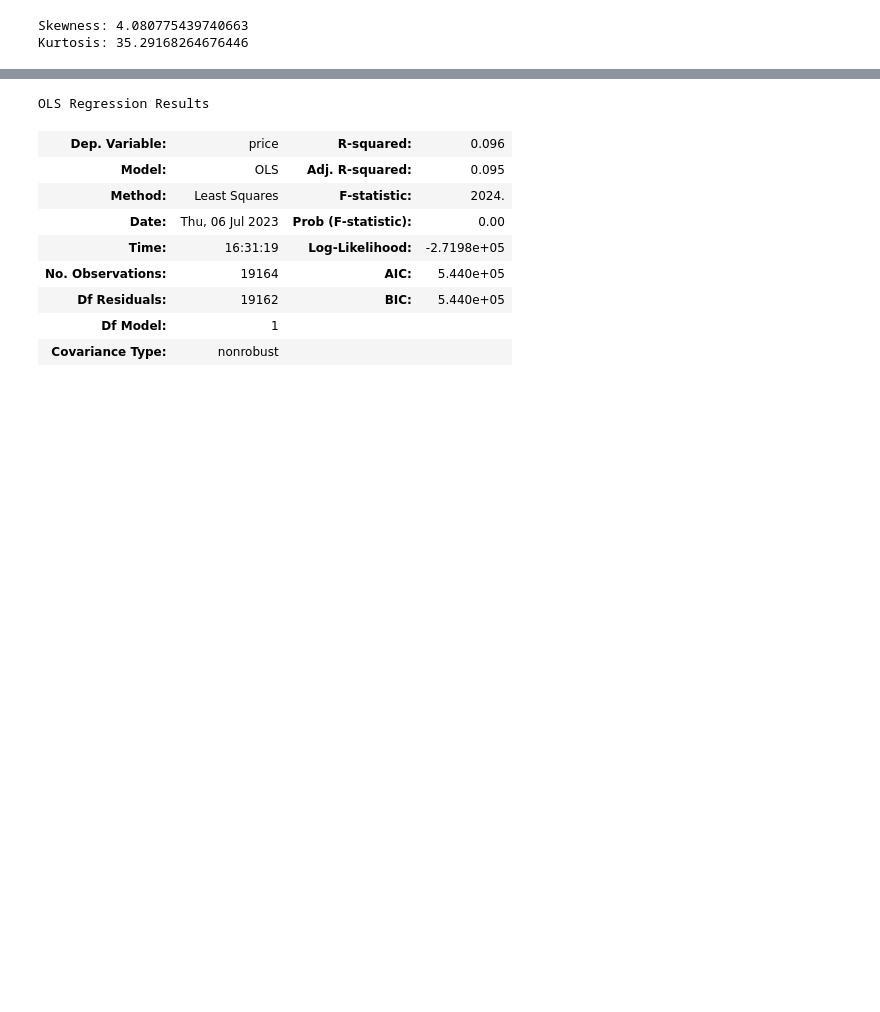
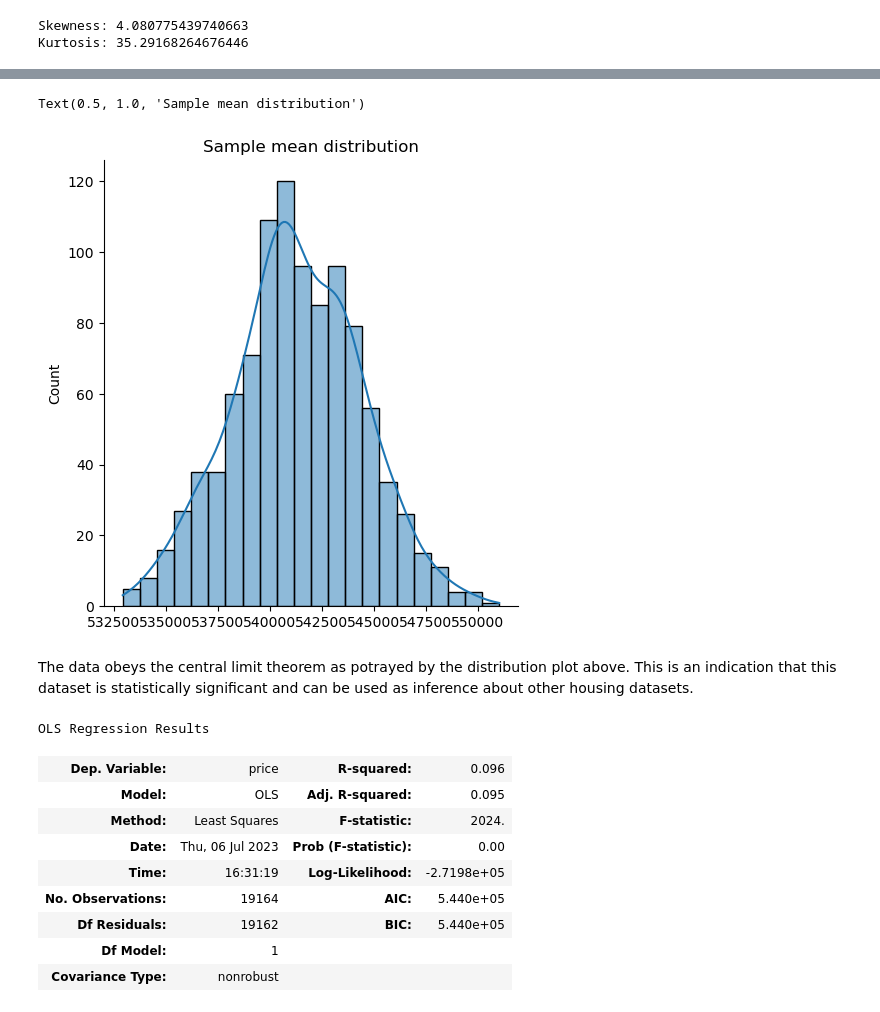
Before and after one commit to ngeny-brian/Phase-2-project, a Jupyter notebook: student.ipynb, the cells around one changed output, grey strips where cells are left out. Saved outputs shown, nothing was run; the diff lists cells and outputs as text; code cells hidden in the pictures; blank space fills up the shorter version.

```diff
--- a/student.ipynb
+++ b/student.ipynb
@@ -322,0 +341,12 @@ Kurtosis: 35.29168264676446
+# %%
+# sampling function that takes in 2 variables
+def sampler(data, n):
+    sample = []
+    while len(sample) != n:
+        s = np.random.choice(data)
+        sample.append(s)
+    return sample
+
+# test the function
+test = sampler(data['price'], 1000)
+test[:5]
@@ -322,0 +355,9 @@ Kurtosis: 35.29168264676446
+# %%
+#  sample mean function that takes in a sample and returns the mean
+def sample_mean(sample):
+    m = sum(sample)/len(sample)
+    return m
+
+# testing the function
+mean_test = sample_mean(test)
+mean_test
@@ -322,0 +366,13 @@ Kurtosis: 35.29168264676446
+# %%
+# sample mean distribution function that takes in 3 variables and returns a distribution of sample means
+def sample_mean_distribution(data, dist_size, n):
+    mean_dist = []
+    while len(mean_dist) != dist_size:
+        sample = sampler(data, n)
+        sampled_means = sample_mean(sample)
+        mean_dist.append(sampled_means)
+    return mean_dist
+
+# testing the function
+dist_test = sample_mean_distribution(data['price'], 10, 10000)
+dist_test
@@ -323,3 +390,12 @@ Kurtosis: 35.29168264676446
+# %%
+# visualize sample mean distribution for price data with distribution size of 1,000 samples and sample sizes of 15,000 houses
+sns.displot(sample_mean_distribution(data['price'], 1000, 15000), kde=True)
+plt.title('Sample mean distribution')
+# %% [output]
+Text(0.5, 1.0, 'Sample mean distribution')
+[figure, added]
+# %% [markdown]
+The data obeys the central limit theorem as potrayed by the distribution plot above. This is an indication that this dataset is statistically significant and can be used as inference about other housing datasets.
 # %%
 # create a simple regression model
 simple_formula = 'price ~ bedrooms'
```
Also changed, not shown: parts of 12 cells of this notebook.
